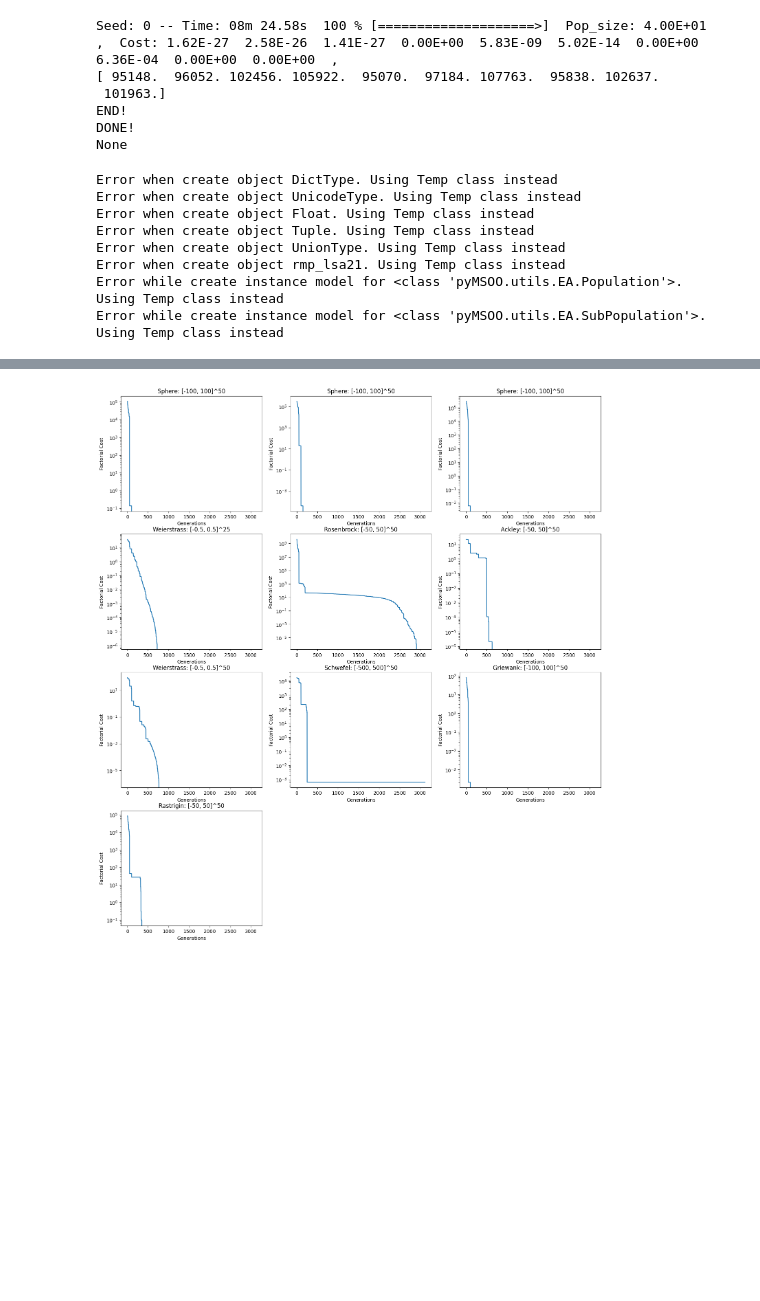
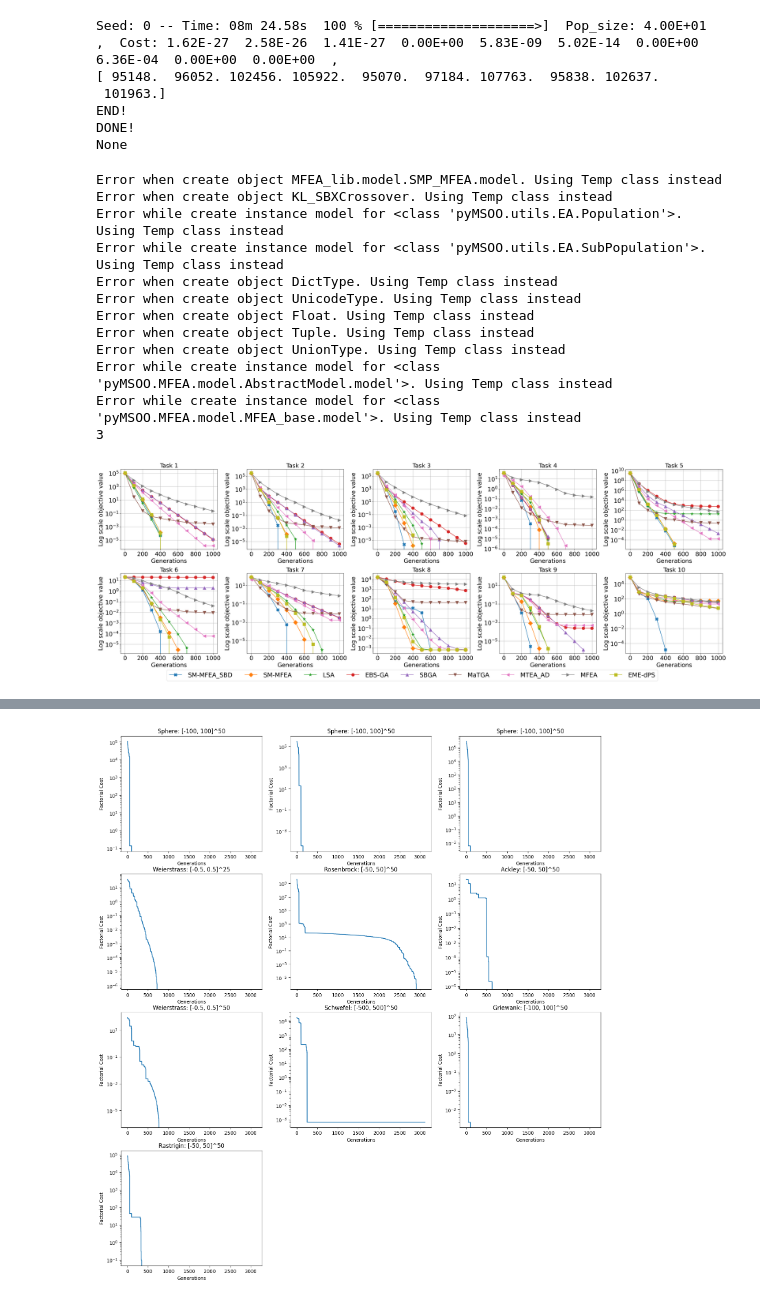
Before and after one commit to vuanhhuyhlqn/pymsoo_amfea, a Jupyter notebook: test.ipynb, the cells around one changed output, grey strips where cells are left out. Drawn from its saved outputs; the diff is of its cells as text; code cells hidden in the pictures; blank space fills up the shorter version.

```diff
--- a/test.ipynb
+++ b/test.ipynb
@@ -380,18 +380,64 @@ END!
 DONE!
 None
 # %%
-from pyMSOO.utils.LoadSaveModel.LoadModel import restore_object
+from pyMSOO.utils.LoadSaveModel.LoadModel import loadModel
+path = "C:/Users/Admin/Downloads/RESULT/Dict_MSO/GECCO/COMPARE_KL_GECCO_S-MFEA/S-MFEA_KL/1.mso"
+# with open(path, 'rb') as file:
+#     model_dict = pickle.load(file)
 
-with open("./new_model.mso", 'rb') as file:
-    model_dict = pickle.load(file)
-
-model = restore_object(model_dict)
+# model = restore_object(model_dict)
+model = loadModel(path, ls_tasks= WCCI22_benchmark.get_50tasks_benchmark(1)[0])
-# %% [output]
-Error when create object DictType. Using Temp class instead
-Error when create object UnicodeType. Using Temp class instead
-Error when create object Float. Using Temp class instead
-Error when create object Tuple. Using Temp class instead
-Error when create object UnionType. Using Temp class instead
-Error when create object rmp_lsa21. Using Temp class instead
-Error while create instance model for <class 'pyMSOO.utils.EA.Population'>. Using Temp class instead
-Error while create instance model for <class 'pyMSOO.utils.EA.SubPopulation'>. Using Temp class instead
+# %%
+from pyMSOO.utils.LoadSaveModel.LoadModel import loadModel
+from pyMSOO.utils.Compare.compareModel import CompareModel
+
+'''Compare between SM-MFEA with other MODEL'''
+
+compare= CompareModel(
+    models = [
+        loadModel("C:/Users/Admin/Downloads/RESULT/Dict_MSO/CEC17/Compare_conver_trend/S-MFEA_KL_CEC17_PYTHON.mso",ls_tasks= CEC17_benchmark.get_10tasks_benchmark()[0]),
+        loadModel("C:/Users/Admin/Downloads/RESULT/Dict_MSO/CEC17/Compare_conver_trend/S-MFEA_CEC17_PYTHON.mso",ls_tasks= CEC17_benchmark.get_10tasks_benchmark()[0]),
+        loadModel("C:/Users/Admin/Downloads/RESULT/Dict_MSO/CEC17/Compare_conver_trend/LSA_CEC17_JAVA.mso",ls_tasks= CEC17_benchmark.get_10tasks_benchmark()[0]),
+        loadModel("C:/Users/Admin/Downloads/RESULT/Dict_MSO/CEC17/Compare_conver_trend/EBS_GA_CEC17_JAVA.mso",ls_tasks= CEC17_benchmark.get_10tasks_benchmark()[0]),
+        loadModel("C:/Users/Admin/Downloads/RESULT/Dict_MSO/CEC17/Compare_conver_trend/SBS_GA_CEC17_JAVA.mso",ls_tasks= CEC17_benchmark.get_10tasks_benchmark()[0]),
+        loadModel("C:/Users/Admin/Downloads/RESULT/Dict_MSO/CEC17/Compare_conver_trend/MaTGA_CEC17_JAVA.mso",ls_tasks= CEC17_benchmark.get_10tasks_benchmark()[0]),
+        loadModel("C:/Users/Admin/Downloads/RESULT/Dict_MSO/CEC17/Compare_conver_trend/MTEA_AD_CEC17_matlab.mso",ls_tasks= CEC17_benchmark.get_10tasks_benchmark()[0]),
+        loadModel("C:/Users/Admin/Downloads/RESULT/Dict_MSO/CEC17/Compare_conver_trend/MFEA_cec17.mso",ls_tasks= CEC17_benchmark.get_10tasks_benchmark()[0]),
+        loadModel("C:/Users/Admin/Downloads/RESULT/Dict_MSO/CEC17/Compare_conver_trend/Ensemble.mso", ls_tasks= CEC17_benchmark.get_10tasks_benchmark()[0])
+
+    ],
+    label= ["SM-MFEA_SBD", 'SM-MFEA', 'LSA', 'EBS-GA', 'SBGA', 'MaTGA', 'MTEA_AD', 'MFEA', "EME-dPS"]
+)
+compare.render(
+    shape=(2,5),
+    min_cost= 1e-6,
+    step=100,
+    yscale='log',
+    title="",
+    grid= True,
+    showname= False,
+    title_size= 20,
+    label_size_x= 20,
+    label_size_y= 20,
+    x_tick_size= 20,
+    y_tick_size= 20,
+    handletextpad= 1,
+    # borderaxespad=0.8,
+    bbox_to_anchor=(0.5,-0.06),
+    legend_size= 21,
+    scatter_size= 10
+)
+# %% [output]
+Error when create object MFEA_lib.model.SMP_MFEA.model. Using Temp class instead
+Error when create object KL_SBXCrossover. Using Temp class instead
+Error while create instance model for <class 'pyMSOO.utils.EA.Population'>. Using Temp class instead
+Error while create instance model for <class 'pyMSOO.utils.EA.SubPopulation'>. Using Temp class instead
+Error when create object DictType. Using Temp class instead
+Error when create object UnicodeType. Using Temp class instead
+Error when create object Float. Using Temp class instead
+Error when create object Tuple. Using Temp class instead
+Error when create object UnionType. Using Temp class instead
+Error while create instance model for <class 'pyMSOO.MFEA.model.AbstractModel.model'>. Using Temp class instead
+Error while create instance model for <class 'pyMSOO.MFEA.model.MFEA_base.model'>. Using Temp class instead
+3
+[figure, added]
```
Also changed, not shown: parts of 1 cell of this notebook, 6 other files.
